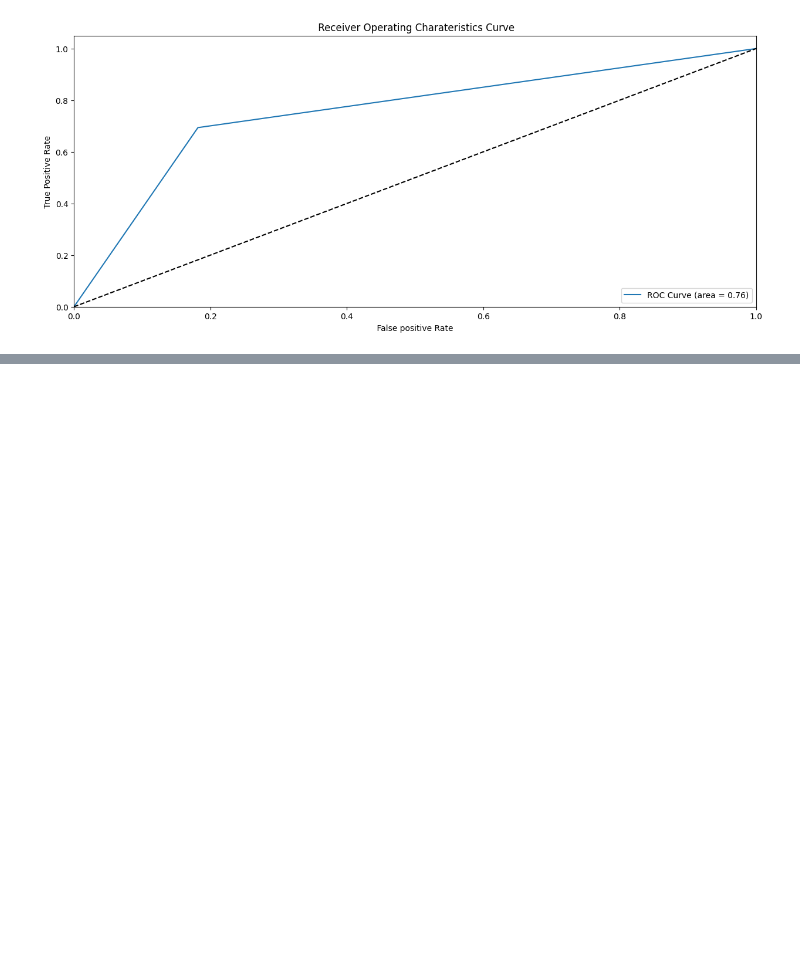
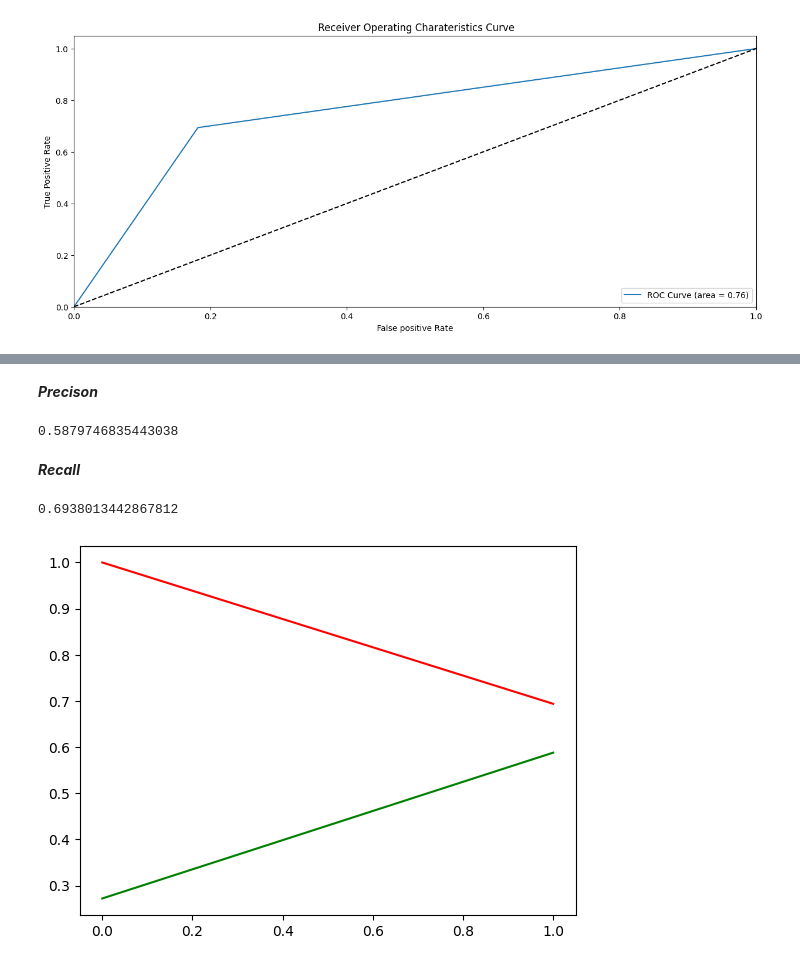
Before and after one commit to Harshit-tech9/Telecom_Churn_Case_Study, a Jupyter notebook: Telecom_Case_study_using_Logistic_Regression.ipynb, the cells around one changed output, grey strips where cells are left out. Drawn from its saved outputs; the diff is of its cells as text; code cells hidden in the pictures; blank space fills up the shorter version.

```diff
--- a/Telecom_Case_study_using_Logistic_Regression.ipynb
+++ b/Telecom_Case_study_using_Logistic_Regression.ipynb
@@ -1254,0 +1256,22 @@ plot_roc(y_train_pred_final['Churn'], y_train_pred_final['final_pred'])
+# %% [markdown]
+***Precison***
+# %%
+precision = confusion[1,1]/(confusion[0,1] + confusion[1,1])
+print(precision)
+# %% [output]
+0.5879746835443038
+# %% [markdown]
+***Recall***
+# %%
+recall = confusion[1,1]/(confusion[1,0] + confusion[1,1])
+print(recall)
+# %% [output]
+0.6938013442867812
+# %%
+p, r, thresholds = precision_recall_curve(y_train_pred_final['Churn'], y_train_pred_final['final_pred'])
+# %%
+plt.plot(thresholds, p[:-1], "g-")
+plt.plot(thresholds, r[:-1], "r-")
+plt.show()
+# %% [output]
+[figure, added]
```
Also changed, not shown: parts of 9 cells of this notebook.
